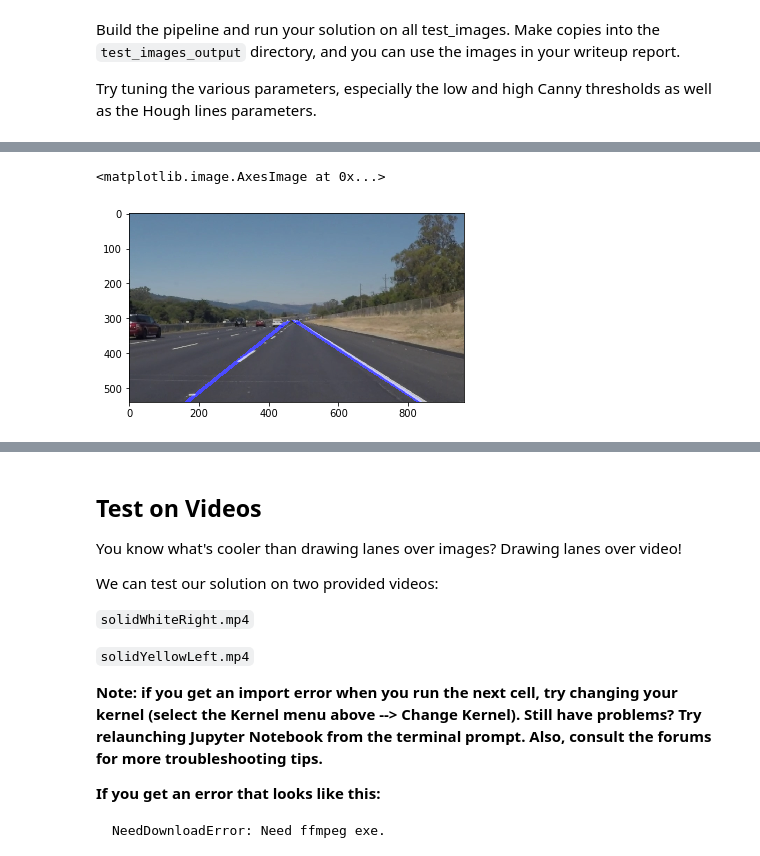
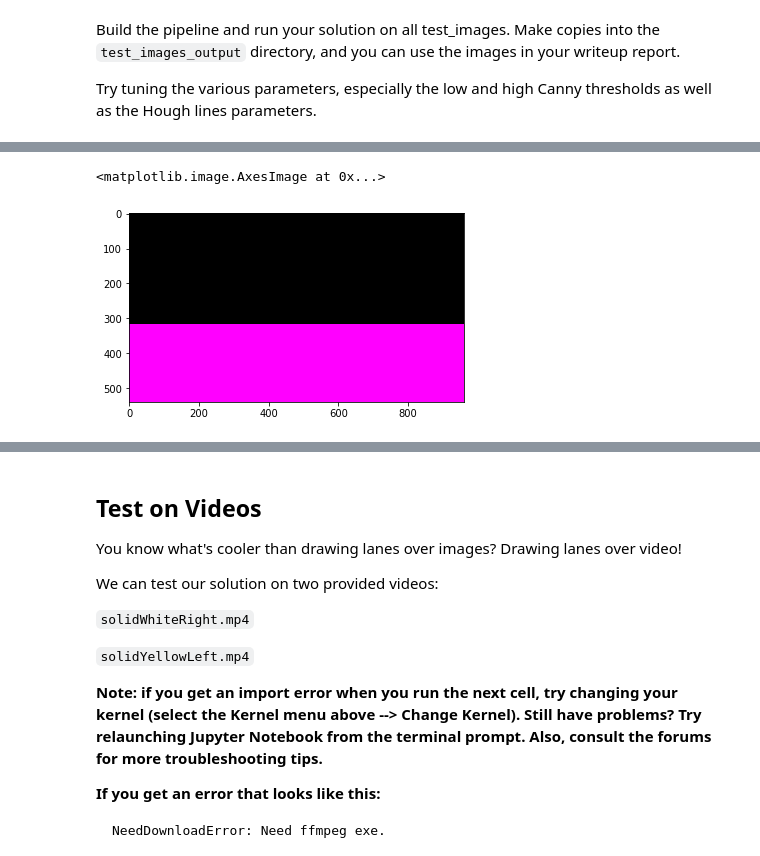
Before and after one commit to KSHIBA-HHQ/udacity-prj01, a Jupyter notebook: CarND-LaneLines-P1-master/P1.ipynb, the cells around one changed output, grey strips where cells are left out. Saved outputs shown, nothing was run; the diff lists cells and outputs as text; code cells hidden in the pictures.

```diff
--- a/CarND-LaneLines-P1-master/P1.ipynb
+++ b/CarND-LaneLines-P1-master/P1.ipynb
@@ -419,8 +430,12 @@ cv2.line(line_image,(_X0[R],_Y0[R]),(_X1[R],_Y1[R]),(0,0,255),10)
 
 ##plt.imshow( line_image)
 
-
-
+A=np.tan(_Rd[L])
+B=np.tan(_Rd[R])
+YMAX=A*B*(-_X1[L]+_X1[R]) +B*_Y1[L]-A*_Y1[R]
+YMAX/=(B-A)
+check_rgn_image2= np.copy(image)*0
+check_rgn_image2 [(YY>YMAX)] = [255,0,255]
 
 ##################################
 color_select= np.copy(line_image)
@@ -439,14 +454,15 @@ color_thresholds =  (line_image[:,:,0] == rgb_threshold[0]) & \
 
 
 # Find where image is both colored right and in the region
-line_image[~(color_thresholds & region_thresholds)] = [0,0,0]
+line_image[~(YY>YMAX)& ~(color_thresholds & region_thresholds)] = [0,0,0]
+line_image[YY<YMAX] = [0,0,0]
+
 
 
 # Draw the lines on the edge image
 combo = cv2.addWeighted(image, 0.8, line_image, 1, 0)
-
-
-plt.imshow(combo)
-# %% [output]
-<matplotlib.image.AxesImage at 0x...>
-[figure, removed]
+# %%
+plt.imshow(check_rgn_image2)
+# %% [output]
+<matplotlib.image.AxesImage at 0x...>
+[figure, added]
```
Also changed, not shown: parts of 14 cells of this notebook, 1 other file.
